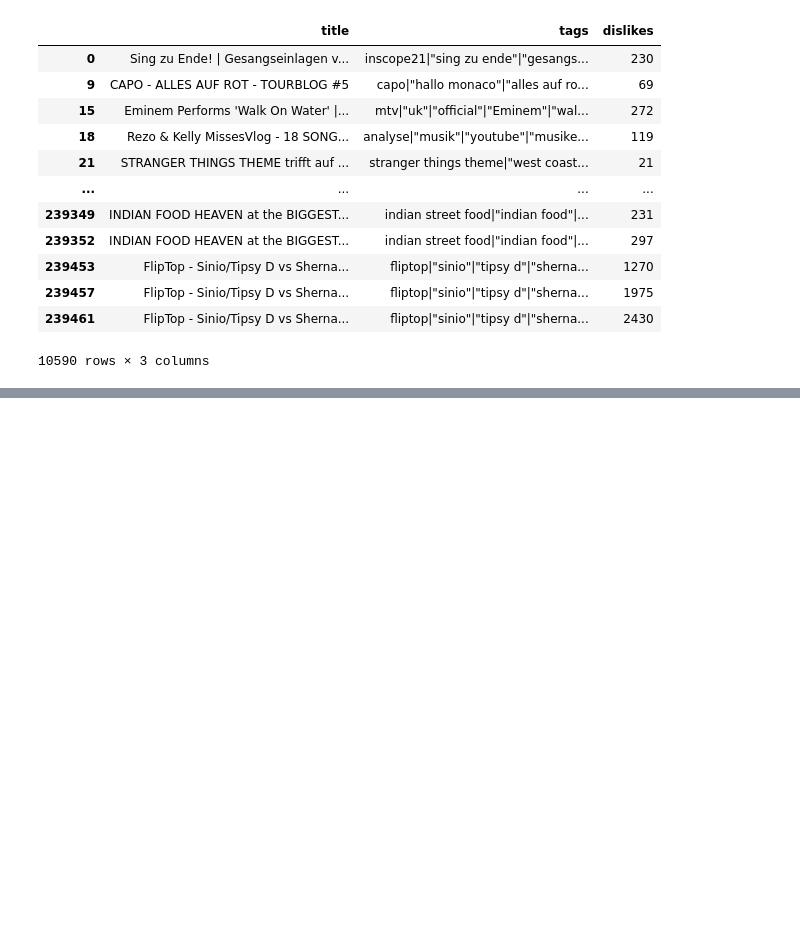
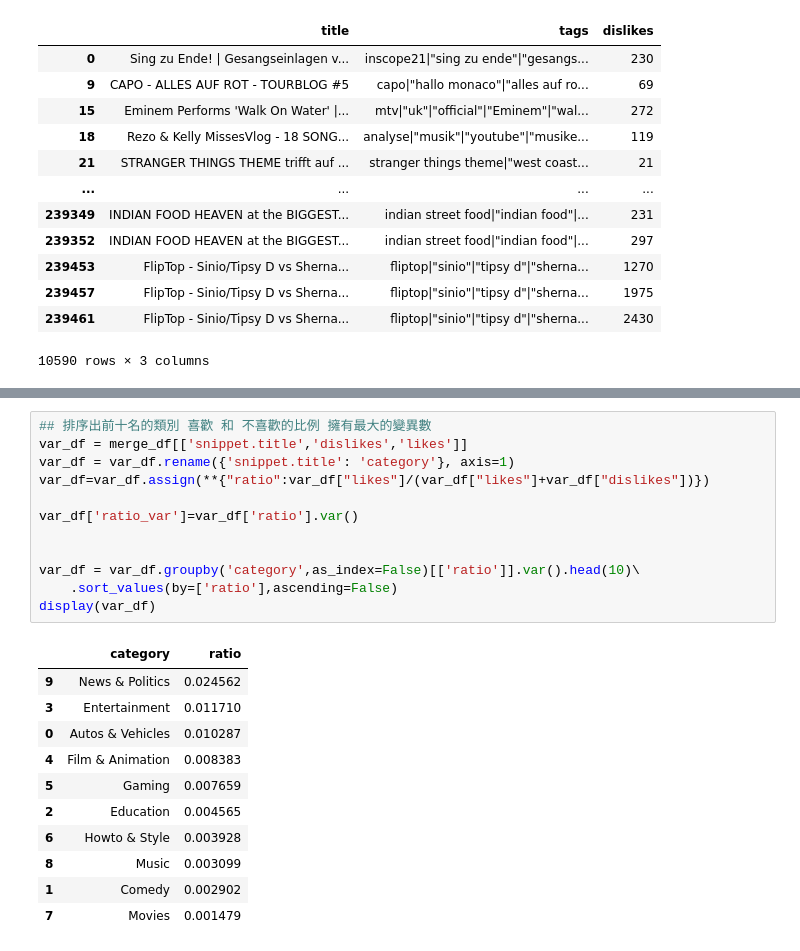
Before and after one commit to j551234/python_spark_pandas_training, a Jupyter notebook: use_pandas.ipynb, the cells around one changed output, grey strips where cells are left out. Cells and saved outputs as stored; diff of their text form; blank space fills up the shorter version.

```diff
--- a/use_pandas.ipynb
+++ b/use_pandas.ipynb
@@ -167,0 +191,24 @@ KeyError: 'area'
+# %%
+## 排序出前十名的類別 喜歡 和 不喜歡的比例 擁有最大的變異數
+var_df = merge_df[['snippet.title','dislikes','likes']]
+var_df = var_df.rename({'snippet.title': 'category'}, axis=1)
+var_df=var_df.assign(**{"ratio":var_df["likes"]/(var_df["likes"]+var_df["dislikes"])})
+
+var_df['ratio_var']=var_df['ratio'].var()
+
+
+var_df = var_df.groupby('category',as_index=False)[['ratio']].var().head(10)\
+    .sort_values(by=['ratio'],ascending=False)
+display(var_df)
+# %% [output]
+|  | category | ratio |
+| 9 | News & Politics | 0.024562 |
+| 3 | Entertainment | 0.011710 |
+| 0 | Autos & Vehicles | 0.010287 |
+| 4 | Film & Animation | 0.008383 |
+| 5 | Gaming | 0.007659 |
+| 2 | Education | 0.004565 |
+| 6 | Howto & Style | 0.003928 |
+| 8 | Music | 0.003099 |
+| 1 | Comedy | 0.002902 |
+| 7 | Movies | 0.001479 |
```
Also changed, not shown: parts of 2 cells of this notebook.
